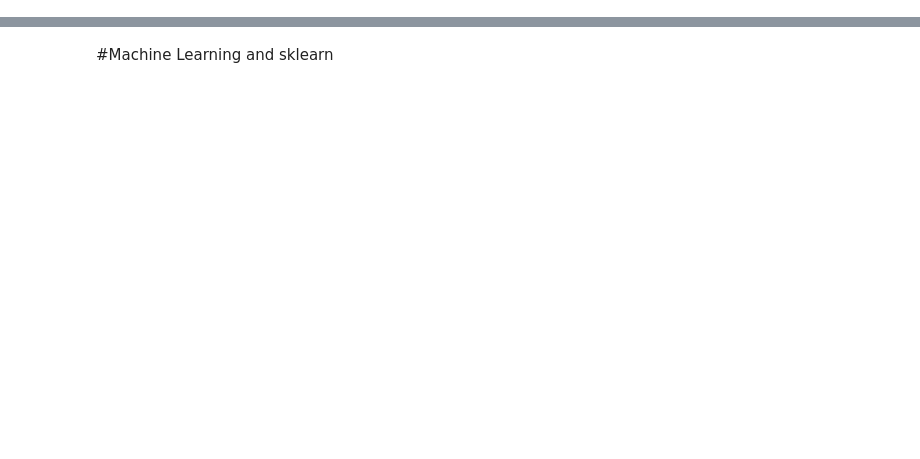
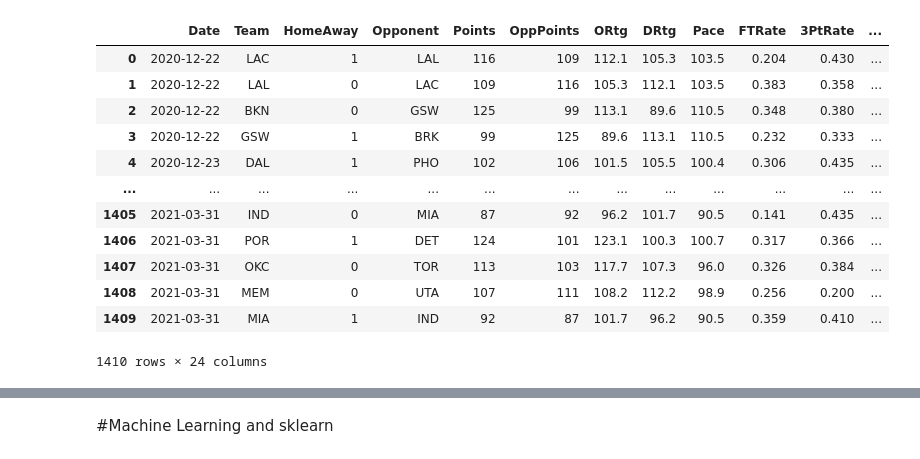
Before and after one commit to seajai24/NBA-2020-2021, a Jupyter notebook: NBA_2020_2021.ipynb, the cells around one changed output, grey strips where cells are left out. Cells and saved outputs as stored; diff of their text form; code cells hidden in the pictures; blank space fills up the shorter version.

```diff
--- a/NBA_2020_2021.ipynb
+++ b/NBA_2020_2021.ipynb
@@ -85,6 +81,22 @@ df = df[['Date', 'Team', 'HomeAway', 'Opponent', 'Points', 'OppPoints', 'ORtg',
 df['Date'] = pd.to_datetime(df.Date)
 df = df.sort_values('Date')
 df = df.reset_index(drop = True)
+# %%
+df
+# %% [output]
+|  | Date | Team | HomeAway | Opponent | Points | OppPoints | ORtg | DRtg | Pace | FTRate | 3PtRate | ... |
+| 0 | 2020-12-22 | LAC | 1 | LAL | 116 | 109 | 112.1 | 105.3 | 103.5 | 0.204 | 0.430 | ... |
+| 1 | 2020-12-22 | LAL | 0 | LAC | 109 | 116 | 105.3 | 112.1 | 103.5 | 0.383 | 0.358 | ... |
+| 2 | 2020-12-22 | BKN | 0 | GSW | 125 | 99 | 113.1 | 89.6 | 110.5 | 0.348 | 0.380 | ... |
+| 3 | 2020-12-22 | GSW | 1 | BRK | 99 | 125 | 89.6 | 113.1 | 110.5 | 0.232 | 0.333 | ... |
+| 4 | 2020-12-23 | DAL | 1 | PHO | 102 | 106 | 101.5 | 105.5 | 100.4 | 0.306 | 0.435 | ... |
+| ... | ... | ... | ... | ... | ... | ... | ... | ... | ... | ... | ... | ... |
+| 1405 | 2021-03-31 | IND | 0 | MIA | 87 | 92 | 96.2 | 101.7 | 90.5 | 0.141 | 0.435 | ... |
+| 1406 | 2021-03-31 | POR | 1 | DET | 124 | 101 | 123.1 | 100.3 | 100.7 | 0.317 | 0.366 | ... |
+| 1407 | 2021-03-31 | OKC | 0 | TOR | 113 | 103 | 117.7 | 107.3 | 96.0 | 0.326 | 0.384 | ... |
+| 1408 | 2021-03-31 | MEM | 0 | UTA | 107 | 111 | 108.2 | 112.2 | 98.9 | 0.256 | 0.200 | ... |
+| 1409 | 2021-03-31 | MIA | 1 | IND | 92 | 87 | 101.7 | 96.2 | 90.5 | 0.359 | 0.410 | ... |
+1410 rows × 24 columns
 # %%
 #Create a dataframe for the basic game log data
 basic_log = pd.read_csv('NBA Basic Game Log 2020-2021 (Mar 31).csv')
```
Also changed, not shown: parts of 6 cells of this notebook.
